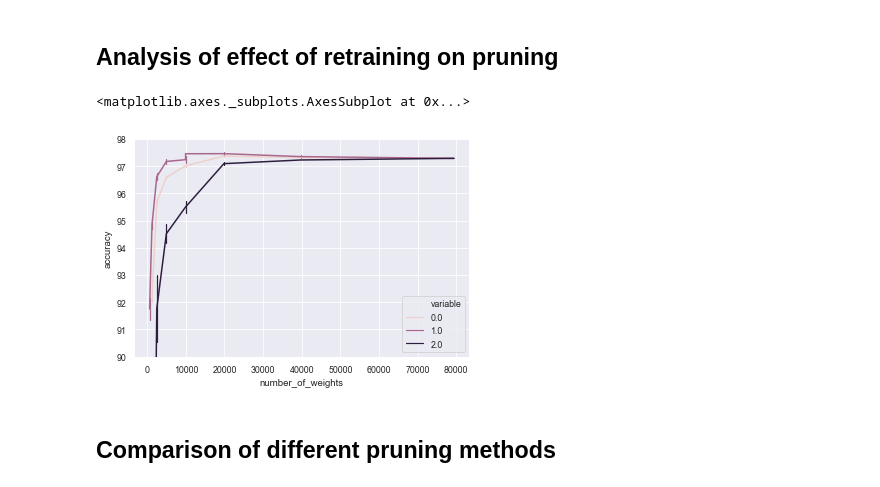
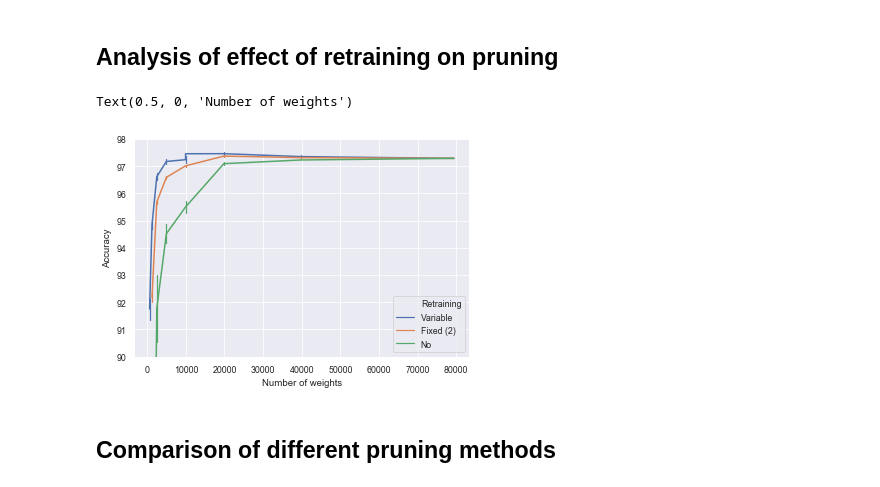
Before and after one commit to pauleon2/pruning-nn, a Jupyter notebook: evaluation.ipynb, the cells around one changed output. Cells and saved outputs as stored; diff of their text form; code cells hidden in the pictures.

```diff
--- a/evaluation.ipynb
+++ b/evaluation.ipynb
@@ -184,37 +210,40 @@ s = pd.read_pickle('./results/experiment2.pkl')
 original = s.loc[s['pruning_method'] == 'original']
 s = s.loc[s['pruning_method'] == 'magnitude_class_blinded']
 s = s.loc[s['accuracy'] > 90]
 s = s.loc[s['pruning_perc'] == 50]
 
 original['variable'] = True
 s = s.append(original, ignore_index=True)
 original['variable'] = False
 s = s.append(original, ignore_index=True)
 
 t = pd.DataFrame(columns=['run', 'accuracy', 'pruning_perc', 'number_of_weights', 'pruning_method', 'time',
                         'retrain_change', 'retrain_epochs'])
 
 t['accuracy'] = s['accuracy'] - s['retrain_change']
 t['number_of_weights'] = s['number_of_weights']
 t['run'] = s['run']
 t['variable'] = s['variable']
 t['pruning_perc'] = 50
 t['retrain_change'] = 0
 t['retrain_epochs'] = 0
 t['pruning_method'] = 'magnitude_class_blinded'
 t['time'] = 0
 t['accuracy'] = t['accuracy'].astype(float)
 t = t.loc[t['variable'] == False]
-t['variable'] = 2.0
+t['variable'] = 'No'
 
-s.loc[s['variable'] == True, ['variable']] = 1.0
-s.loc[s['variable'] == False, ['variable']] = 0.0
+s.loc[s['variable'] == True, ['variable']] = 'Variable'
+s.loc[s['variable'] == False, ['variable']] = 'Fixed (2)'
 
 s = s.append(t, ignore_index=True)
 plt.ylim(90, 98)
 sns.lineplot(x='number_of_weights', y='accuracy', hue='variable', err_style='bars', data=s, markers=True, ci='sd', legend='full', linewidth=1.5)
+plt.legend().texts[0].set_text('Retraining')
+plt.ylabel('Accuracy')
+plt.xlabel('Number of weights')
 # %% [output]
-<matplotlib.axes._subplots.AxesSubplot at 0x...>
+Text(0.5, 0, 'Number of weights')
-[figure, old version]
+[figure, new version]
 # %% [markdown]
 ## Comparison of different pruning methods
```
Also changed, not shown: parts of 11 cells of this notebook, 1 other file.
